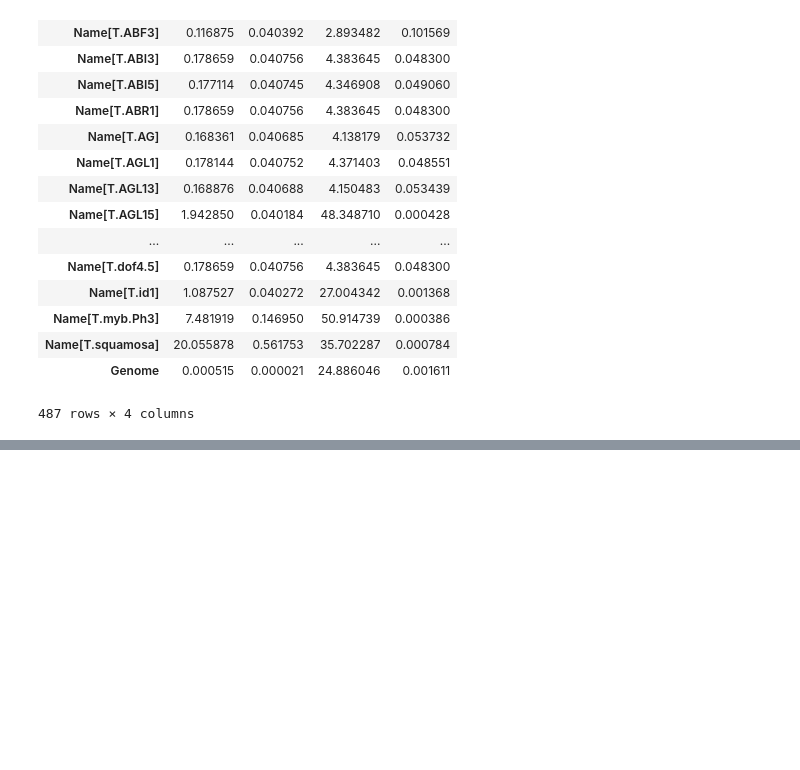
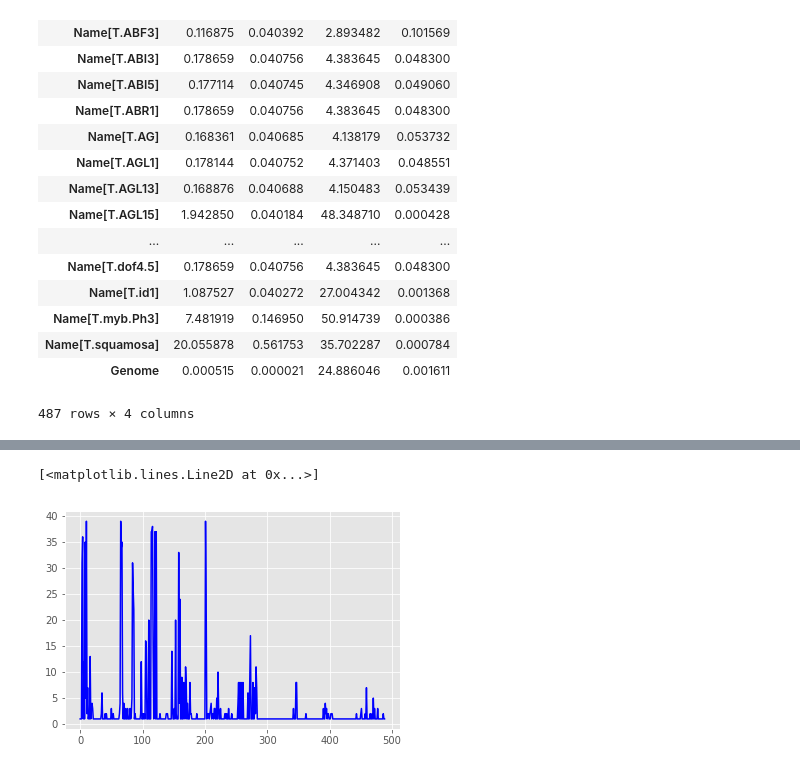
Before and after one commit to if1015-datascience-ufpe/2018-1-projeto-phytoprom, a Jupyter notebook: Processamento.ipynb, the cells around one changed output, grey strips where cells are left out. Drawn from its saved outputs; the diff is of its cells as text; code cells hidden in the pictures; blank space fills up the shorter version.

```diff
--- a/Processamento.ipynb
+++ b/Processamento.ipynb
@@ -220,0 +216,5 @@ for i in teste:
+# %%
+plt.plot(df['Cluster'], color='blue')
+# %% [output]
+[<matplotlib.lines.Line2D at 0x...>]
+[figure, added]
```
Also changed, not shown: parts of 7 cells of this notebook.
